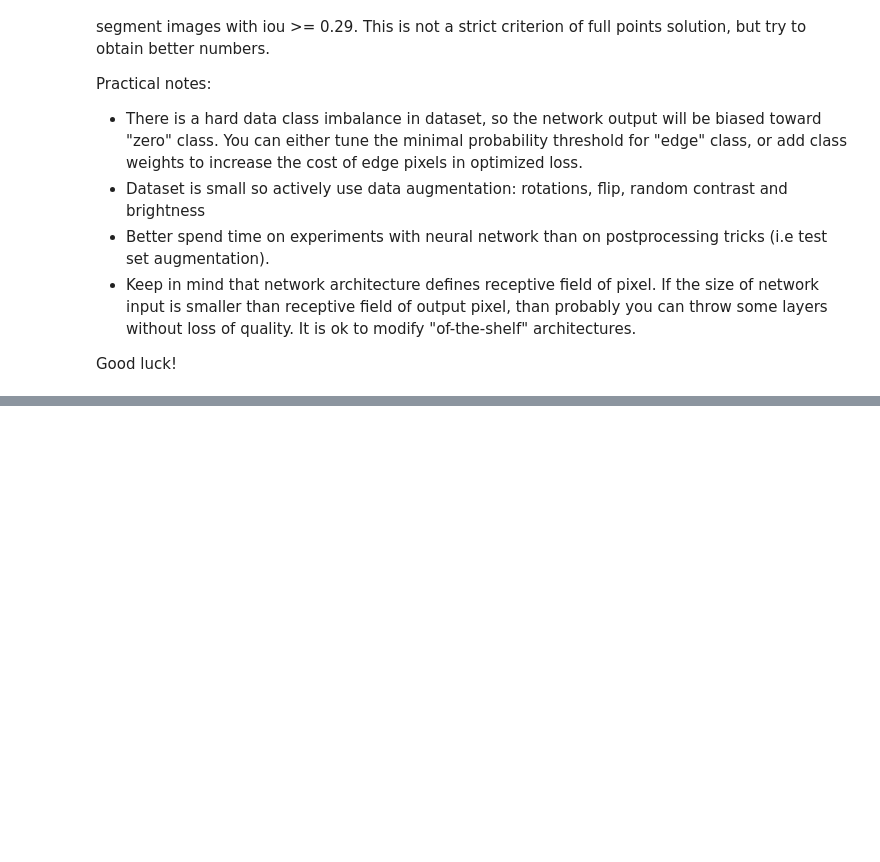
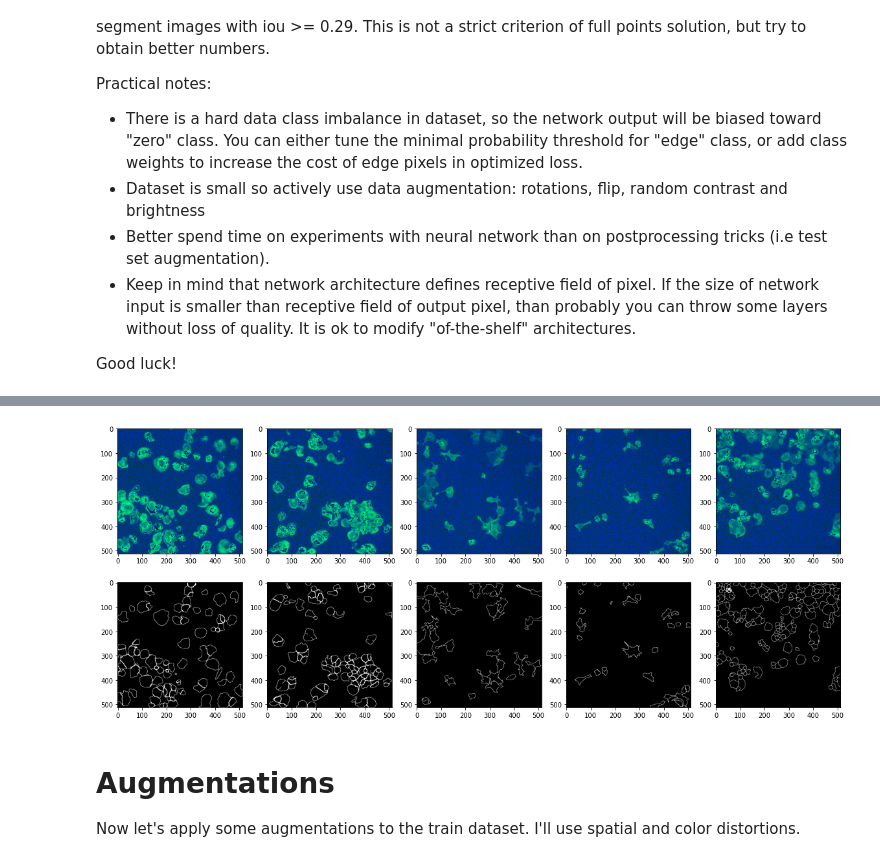
Before and after one commit to tadejsv/Practical_DL, a Jupyter notebook: homework03/homework03_part1_both.ipynb, the cells around one changed output, grey strips where cells are left out. Drawn from its saved outputs; the diff is of its cells as text; code cells hidden in the pictures; blank space fills up the shorter version.

```diff
--- a/homework03/homework03_part1_both.ipynb
+++ b/homework03/homework03_part1_both.ipynb
@@ -80,0 +92,24 @@ def calc_iou(prediction, ground_truth):
+# %%
+def show_images_masks(dataset, indices):
+    """Show the pairs of images/masks from a dataset, according to the indices"""
+
+    IMG_SIZE = 4
+    N = len(indices)
+    fig, axes = plt.subplots(2, N, figsize=(IMG_SIZE * N, IMG_SIZE * 2))
+
+    for i in range(N):
+        img, mask = dataset[indices[i]]
+        axes[0, i].imshow(img)
+        axes[1, i].imshow(mask, 'gray')
+# %%
+train_set, val_set = train_val_set()
+
+# Show some images
+np.random.seed(1)
+show_images_masks(train_set, np.random.choice(len(train_set), 5, replace=False))
+# %% [output]
+[figure, added]
+# %% [markdown]
+# Augmentations
+
+Now let's apply some augmentations to the train dataset. I'll use spatial and color distortions.
```
Also changed, not shown: parts of 4 cells of this notebook, 2 other files.
